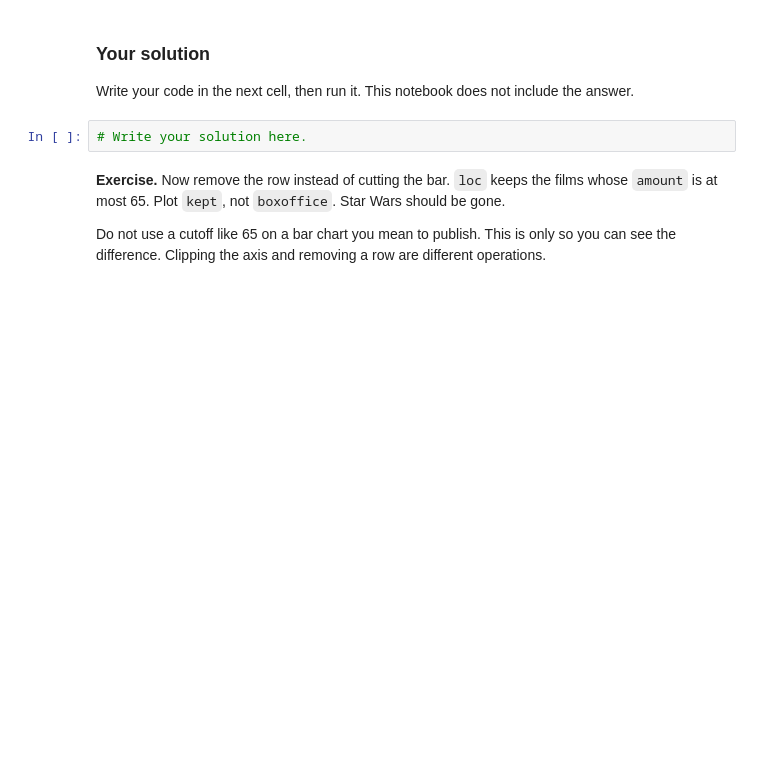
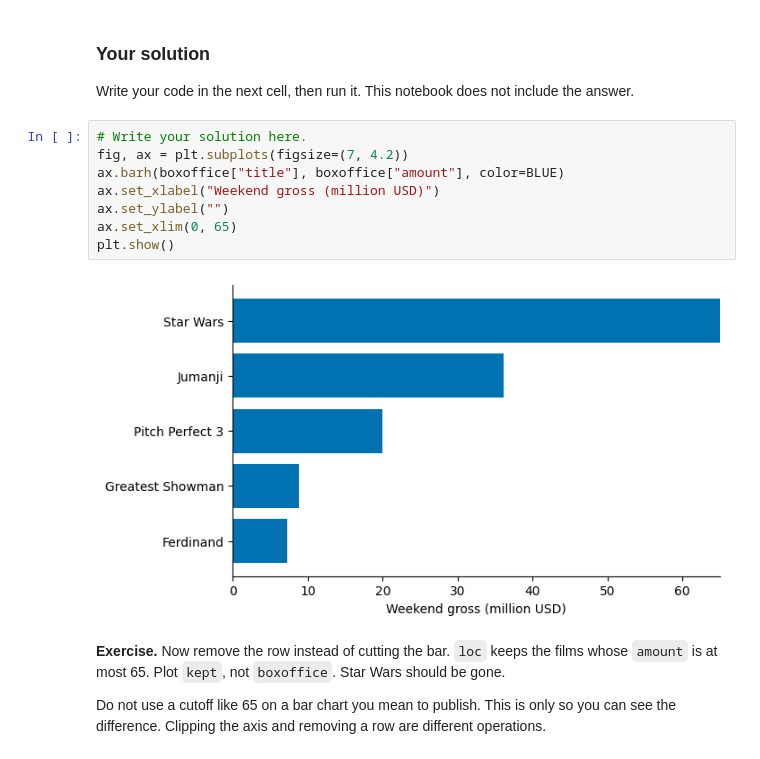
Before and after one commit to MQAZ11/DATA-110-Fall-2026, a Jupyter notebook: week-04/coordinate-systems-axes.ipynb, the cells around one changed output. Cells and saved outputs as stored; diff of their text form; blank space fills up the shorter version.

```diff
--- a/week-04/coordinate-systems-axes.ipynb
+++ b/week-04/coordinate-systems-axes.ipynb
@@ -328,6 +365,14 @@ Star Wars grossed 71.57 million, which is past 65. The row is still in `boxoffic
 Write your code in the next cell, then run it. This notebook does not include the answer.
 # %%
 # Write your solution here.
+fig, ax = plt.subplots(figsize=(7, 4.2))
+ax.barh(boxoffice["title"], boxoffice["amount"], color=BLUE)
+ax.set_xlabel("Weekend gross (million USD)")
+ax.set_ylabel("")
+ax.set_xlim(0, 65)
+plt.show()
+# %% [output]
+[figure, added]
 # %% [markdown]
 **Exercise.** Now remove the row instead of cutting the bar. `loc` keeps the films whose `amount` is at most 65. Plot `kept`, not `boxoffice`. Star Wars should be gone.
 
```
Also changed, not shown: parts of 14 cells of this notebook.
